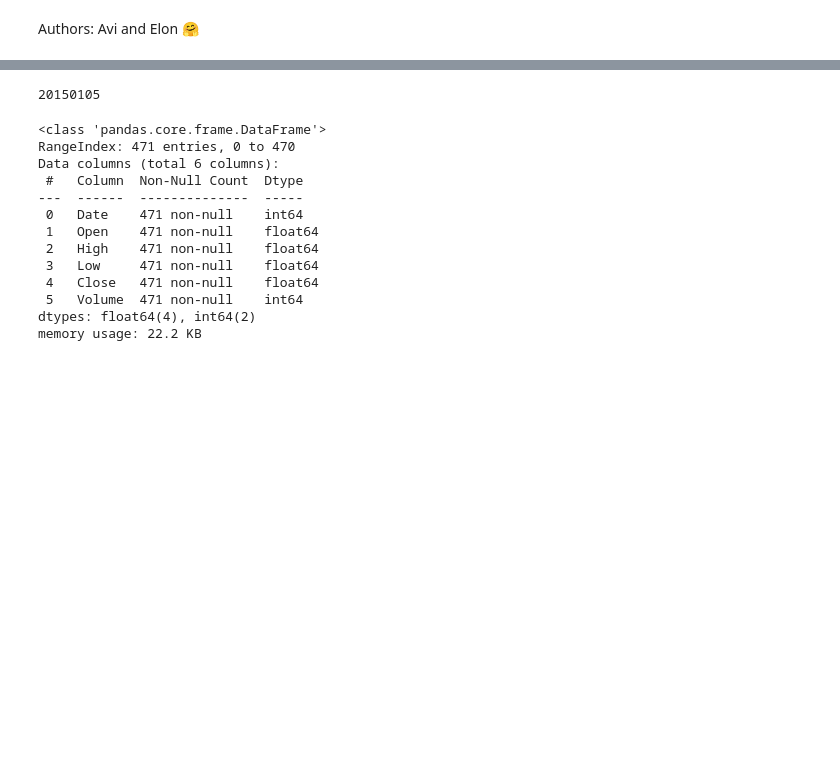
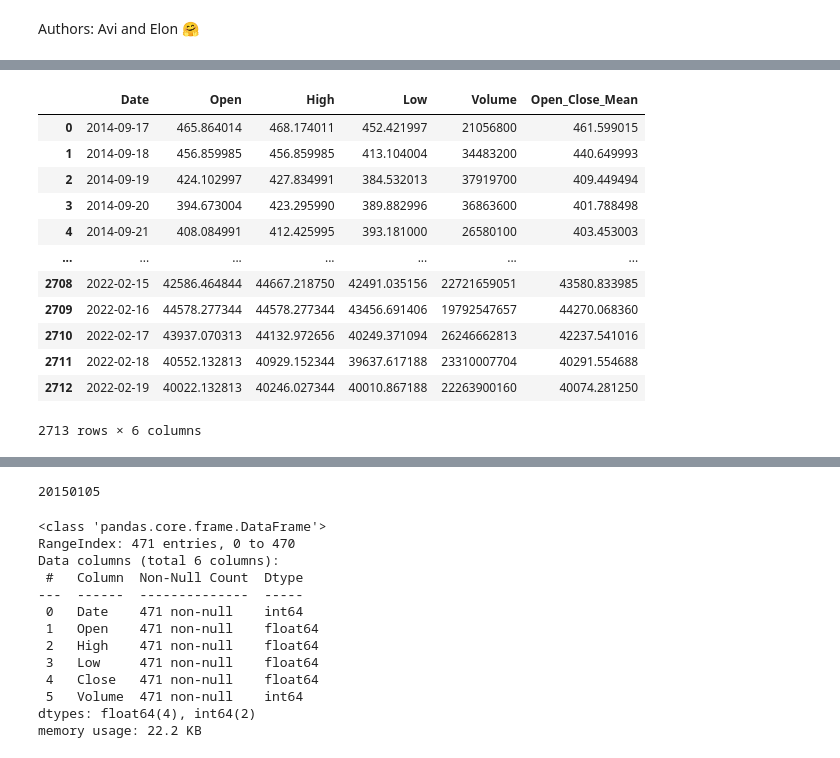
Before and after one commit to elonezra/deeplearningproject, a Jupyter notebook: final_project_deep_learning_course.ipynb, the cells around one changed output, grey strips where cells are left out. Drawn from its saved outputs; the diff is of its cells as text; code cells hidden in the pictures; blank space fills up the shorter version.

Commit message:
updated the code by adding a new column and added the csv file

```diff
--- a/final_project_deep_learning_course.ipynb
+++ b/final_project_deep_learning_course.ipynb
@@ -47,0 +43,20 @@ df.head()
+# %%
+# now we want to change the 'Close' column to be 'Open_Close_Mean' column because,
+# it's more common to predict the mean between the Open price and the Close price
+df['Close'].rename('Open_Close_Mean')
+df['Open_Close_Mean'] = (df['Open'] + df['Close']) / 2
+df.drop(['Close'], axis=1)
+# %% [output]
+|  | Date | Open | High | Low | Volume | Open_Close_Mean |
+| 0 | 2014-09-17 | 465.864014 | 468.174011 | 452.421997 | 21056800 | 461.599015 |
+| 1 | 2014-09-18 | 456.859985 | 456.859985 | 413.104004 | 34483200 | 440.649993 |
+| 2 | 2014-09-19 | 424.102997 | 427.834991 | 384.532013 | 37919700 | 409.449494 |
+| 3 | 2014-09-20 | 394.673004 | 423.295990 | 389.882996 | 36863600 | 401.788498 |
+| 4 | 2014-09-21 | 408.084991 | 412.425995 | 393.181000 | 26580100 | 403.453003 |
+| ... | ... | ... | ... | ... | ... | ... |
+| 2708 | 2022-02-15 | 42586.464844 | 44667.218750 | 42491.035156 | 22721659051 | 43580.833985 |
+| 2709 | 2022-02-16 | 44578.277344 | 44578.277344 | 43456.691406 | 19792547657 | 44270.068360 |
+| 2710 | 2022-02-17 | 43937.070313 | 44132.972656 | 40249.371094 | 26246662813 | 42237.541016 |
+| 2711 | 2022-02-18 | 40552.132813 | 40929.152344 | 39637.617188 | 23310007704 | 40291.554688 |
+| 2712 | 2022-02-19 | 40022.132813 | 40246.027344 | 40010.867188 | 22263900160 | 40074.281250 |
+2713 rows × 6 columns
```
Also changed, not shown: parts of 5 cells of this notebook, 1 other file.
